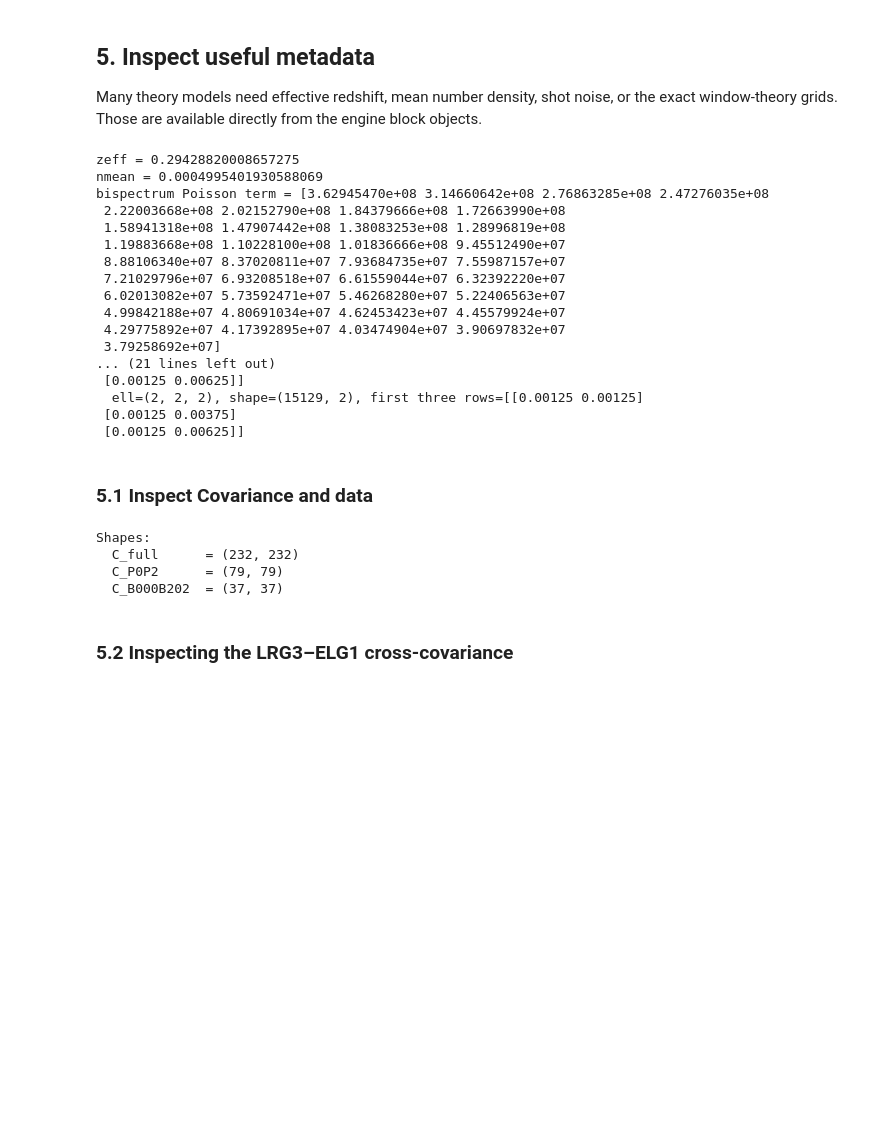
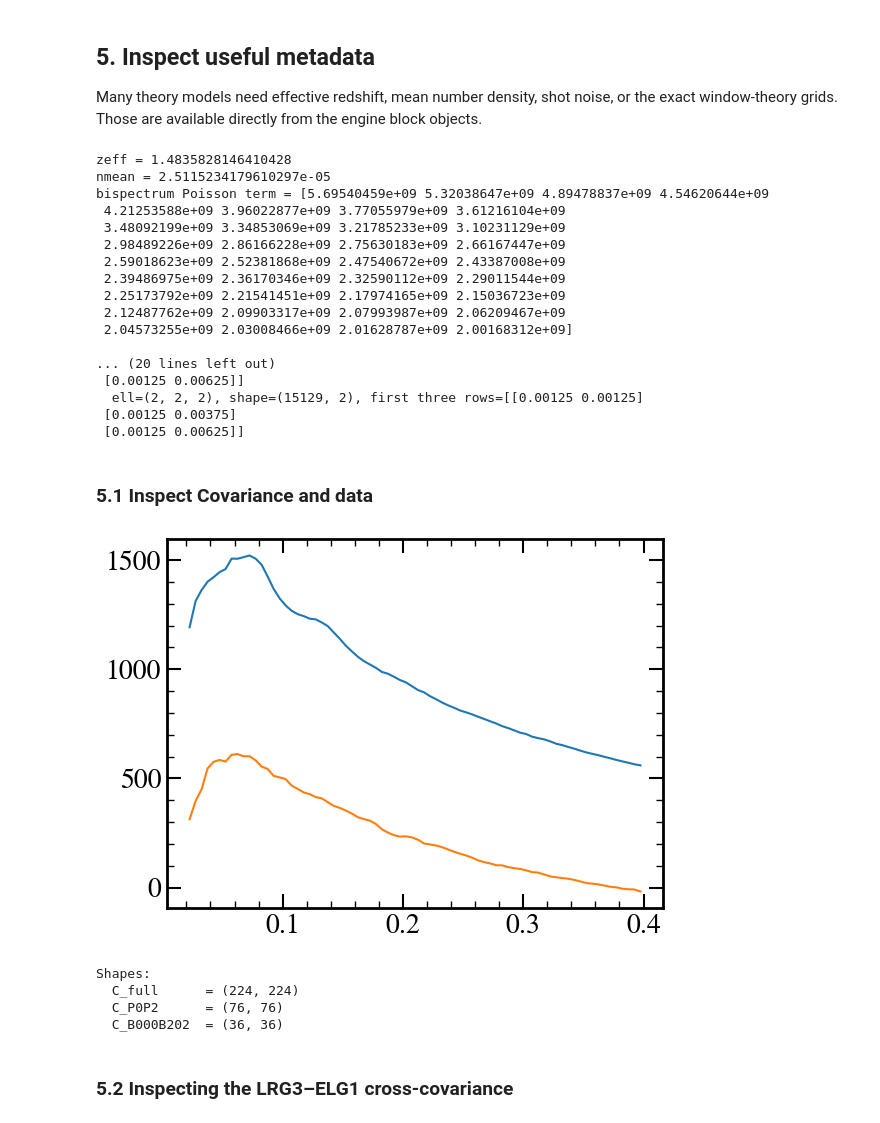
Before and after one commit to marcospellejero/desi-clustering, a Jupyter notebook: full_shape/nb/Compute_your_chi2_cleaned.ipynb, the cells around one changed output. Saved outputs shown, nothing was run; the diff lists cells and outputs as text; code cells hidden in the pictures; blank space fills up the shorter version.

```diff
--- a/full_shape/nb/Compute_your_chi2_cleaned.ipynb
+++ b/full_shape/nb/Compute_your_chi2_cleaned.ipynb
@@ -1577,7 +1598,7 @@ DESIChi2Engine summary
 Many theory models need effective redshift, mean number density, shot noise, or the exact window-theory grids. Those are available directly from the engine block objects.
 # %%
 # Select one tracer block for metadata inspection
-block = get_block(engine, 'BGS1')
+block = get_block(engine, 'QSO1')
 
 # Power-spectrum objects
 i_pow = block.stat_names.index('mesh2_spectrum')
@@ -1618,19 +1639,19 @@ print('\nBispectrum theory-grid summary:')
 for ell, kk in coords_bis.items():
     print(f'  ell={ell}, shape={kk.shape}, first three rows={kk[:3]}')
 # %% [output]
-zeff = 0.29428820008657275
-nmean = 0.0004995401930588069
-bispectrum Poisson term = [3.62945470e+08 3.14660642e+08 2.76863285e+08 2.47276035e+08
- 2.22003668e+08 2.02152790e+08 1.84379666e+08 1.72663990e+08
- 1.58941318e+08 1.47907442e+08 1.38083253e+08 1.28996819e+08
- 1.19883668e+08 1.10228100e+08 1.01836666e+08 9.45512490e+07
- 8.88106340e+07 8.37020811e+07 7.93684735e+07 7.55987157e+07
- 7.21029796e+07 6.93208518e+07 6.61559044e+07 6.32392220e+07
- 6.02013082e+07 5.73592471e+07 5.46268280e+07 5.22406563e+07
- 4.99842188e+07 4.80691034e+07 4.62453423e+07 4.45579924e+07
- 4.29775892e+07 4.17392895e+07 4.03474904e+07 3.90697832e+07
- 3.79258692e+07]
-... (21 lines left out)
+zeff = 1.4835828146410428
+nmean = 2.5115234179610297e-05
+bispectrum Poisson term = [5.69540459e+09 5.32038647e+09 4.89478837e+09 4.54620644e+09
+ 4.21253588e+09 3.96022877e+09 3.77055979e+09 3.61216104e+09
+ 3.48092199e+09 3.34853069e+09 3.21785233e+09 3.10231129e+09
+ 2.98489226e+09 2.86166228e+09 2.75630183e+09 2.66167447e+09
+ 2.59018623e+09 2.52381868e+09 2.47540672e+09 2.43387008e+09
+ 2.39486975e+09 2.36170346e+09 2.32590112e+09 2.29011544e+09
+ 2.25173792e+09 2.21541451e+09 2.17974165e+09 2.15036723e+09
+ 2.12487762e+09 2.09903317e+09 2.07993987e+09 2.06209467e+09
+ 2.04573255e+09 2.03008466e+09 2.01628787e+09 2.00168312e+09]
+
+... (20 lines left out)
  [0.00125 0.00625]]
   ell=(2, 2, 2), shape=(15129, 2), first three rows=[[0.00125 0.00125]
  [0.00125 0.00375]
@@ -1645,40 +1666,46 @@ cov_arrays = extract_covariance_arrays(engine, 'BGS1')
 # Data examples
 k_p0 = data_arrays['mesh2_spectrum'][0]['k']
 p0_data = data_arrays['mesh2_spectrum'][0]['value']
+p2_data = data_arrays['mesh2_spectrum'][2]['value']
+
+plt.plot(k_p0,p0_data*k_p0)
+plt.plot(k_p0,p2_data*k_p0)
+plt.show()
 
 k_b000 = data_arrays['mesh3_spectrum'][(0, 0, 0)]['k']
 b000_data = data_arrays['mesh3_spectrum'][(0, 0, 0)]['value']
 
 # Window examples
 W_pow = window_arrays['mesh2_spectrum']['matrix']
 k_obs_p0 = window_arrays['mesh2_spectrum']['observable'][0]['k']
 k_th_p0 = window_arrays['mesh2_spectrum']['theory'][0]['k']
 
 W_bis = window_arrays['mesh3_spectrum']['matrix']
 k_obs_b000 = window_arrays['mesh3_spectrum']['observable'][(0, 0, 0)]['k']
 k_th_b000 = window_arrays['mesh3_spectrum']['theory'][(0, 0, 0)]['k']
 
 # Covariance examples
 C_full = cov_arrays['full_matrix']
 
 C_pow = cov_arrays['per_stat']['mesh2_spectrum']['matrix']
 k_cov_p0 = cov_arrays['per_stat']['mesh2_spectrum']['k'][0]
 std_p0 = cov_arrays['per_stat']['mesh2_spectrum']['std'][0]
 
 C_bis = cov_arrays['per_stat']['mesh3_spectrum']['matrix']
 k_cov_b000 = cov_arrays['per_stat']['mesh3_spectrum']['k'][(0, 0, 0)]
 std_b000 = cov_arrays['per_stat']['mesh3_spectrum']['std'][(0, 0, 0)]
 
 # Covariance sub-block examples
 C_P0P2 = cov_arrays['per_stat']['mesh2_spectrum']['subblocks'][0][2]
 C_B000B202 = cov_arrays['per_stat']['mesh3_spectrum']['subblocks'][(0, 0, 0)][(2, 0, 2)]
 
 print("Shapes:")
 print("  C_full      =", C_full.shape)
 print("  C_P0P2      =", C_P0P2.shape)
 print("  C_B000B202  =", C_B000B202.shape)
 # %% [output]
+[figure, added]
 Shapes:
-  C_full      = (232, 232)
-  C_P0P2      = (79, 79)
-  C_B000B202  = (37, 37)
+  C_full      = (224, 224)
+  C_P0P2      = (76, 76)
+  C_B000B202  = (36, 36)
```
Also changed, not shown: parts of 10 cells of this notebook, 2 other files.
